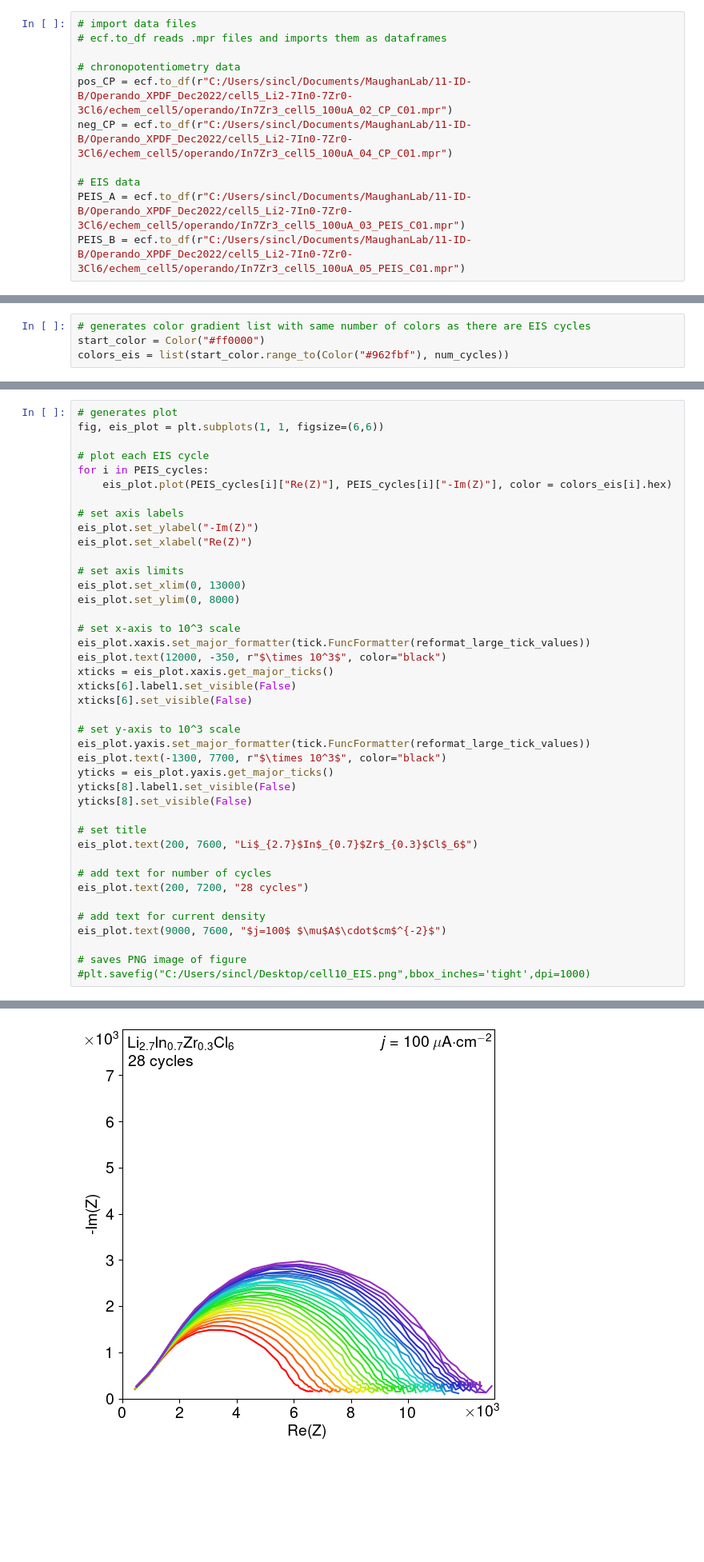
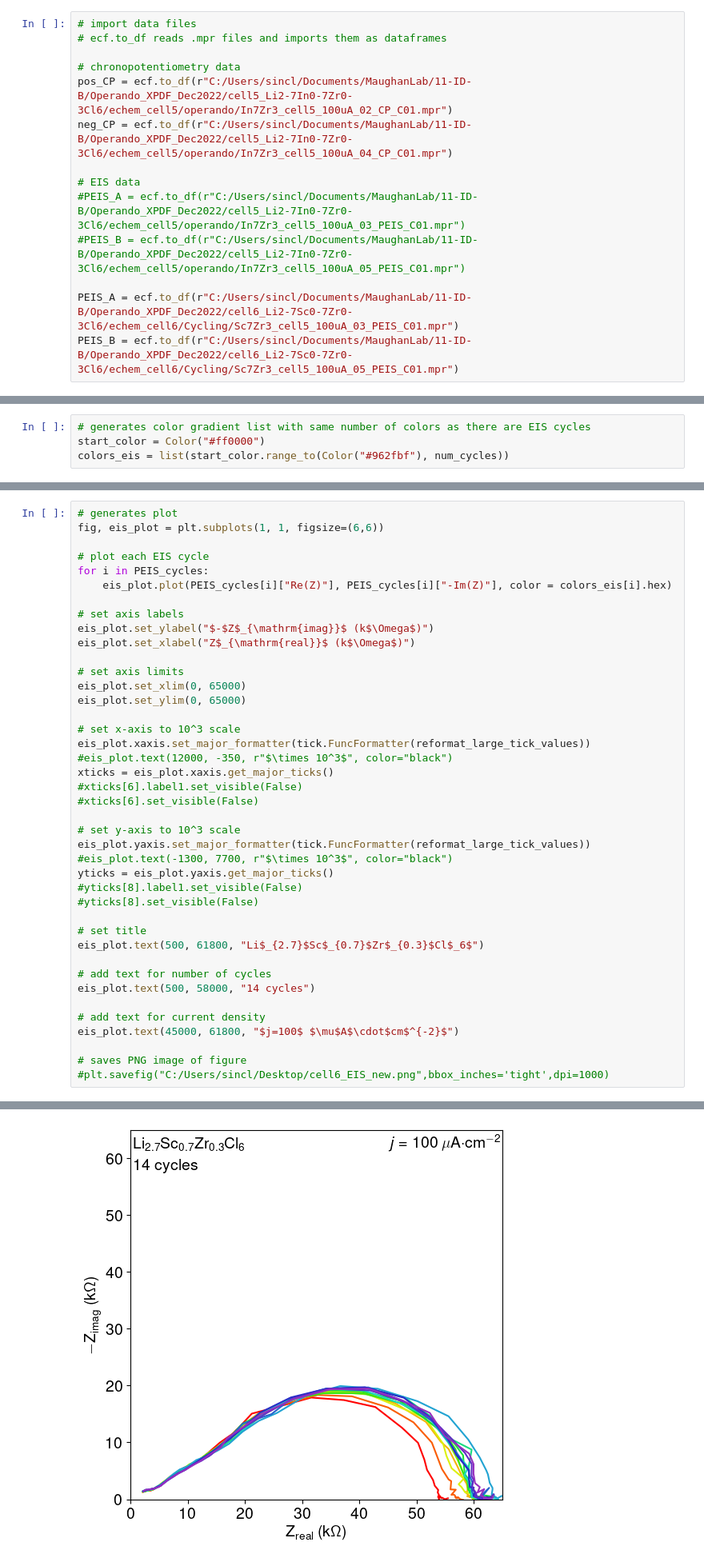
Before and after one commit to sinclaircombs/figures, a Jupyter notebook: Echem_Biologic_data.ipynb, the cells around one changed output, grey strips where cells are left out. Shown: that part at 80% size. Saved outputs shown, nothing was run; the diff lists cells and outputs as text; blank space fills up the shorter version.

```diff
--- a/Echem_Biologic_data.ipynb
+++ b/Echem_Biologic_data.ipynb
@@ -24,8 +24,11 @@ pos_CP = ecf.to_df(r"C:/Users/sincl/Documents/MaughanLab/11-ID-B/Operando_XPDF_D
 neg_CP = ecf.to_df(r"C:/Users/sincl/Documents/MaughanLab/11-ID-B/Operando_XPDF_Dec2022/cell5_Li2-7In0-7Zr0-3Cl6/echem_cell5/operando/In7Zr3_cell5_100uA_04_CP_C01.mpr")
 
 # EIS data
-PEIS_A = ecf.to_df(r"C:/Users/sincl/Documents/MaughanLab/11-ID-B/Operando_XPDF_Dec2022/cell5_Li2-7In0-7Zr0-3Cl6/echem_cell5/operando/In7Zr3_cell5_100uA_03_PEIS_C01.mpr")
-PEIS_B = ecf.to_df(r"C:/Users/sincl/Documents/MaughanLab/11-ID-B/Operando_XPDF_Dec2022/cell5_Li2-7In0-7Zr0-3Cl6/echem_cell5/operando/In7Zr3_cell5_100uA_05_PEIS_C01.mpr")
+#PEIS_A = ecf.to_df(r"C:/Users/sincl/Documents/MaughanLab/11-ID-B/Operando_XPDF_Dec2022/cell5_Li2-7In0-7Zr0-3Cl6/echem_cell5/operando/In7Zr3_cell5_100uA_03_PEIS_C01.mpr")
+#PEIS_B = ecf.to_df(r"C:/Users/sincl/Documents/MaughanLab/11-ID-B/Operando_XPDF_Dec2022/cell5_Li2-7In0-7Zr0-3Cl6/echem_cell5/operando/In7Zr3_cell5_100uA_05_PEIS_C01.mpr")
+
+PEIS_A = ecf.to_df(r"C:/Users/sincl/Documents/MaughanLab/11-ID-B/Operando_XPDF_Dec2022/cell6_Li2-7Sc0-7Zr0-3Cl6/echem_cell6/Cycling/Sc7Zr3_cell5_100uA_03_PEIS_C01.mpr")
+PEIS_B = ecf.to_df(r"C:/Users/sincl/Documents/MaughanLab/11-ID-B/Operando_XPDF_Dec2022/cell6_Li2-7Sc0-7Zr0-3Cl6/echem_cell6/Cycling/Sc7Zr3_cell5_100uA_05_PEIS_C01.mpr")
 # %%
 # Plotting chronopotentiometry
 # %%
@@ -170,36 +173,36 @@ for i in PEIS_cycles:
     eis_plot.plot(PEIS_cycles[i]["Re(Z)"], PEIS_cycles[i]["-Im(Z)"], color = colors_eis[i].hex)
 
 # set axis labels
-eis_plot.set_ylabel("-Im(Z)")
-eis_plot.set_xlabel("Re(Z)")
+eis_plot.set_ylabel("$-$Z$_{\mathrm{imag}}$ (k$\Omega$)")
+eis_plot.set_xlabel("Z$_{\mathrm{real}}$ (k$\Omega$)")
 
 # set axis limits
-eis_plot.set_xlim(0, 13000)
-eis_plot.set_ylim(0, 8000)
+eis_plot.set_xlim(0, 65000)
+eis_plot.set_ylim(0, 65000)
 
 # set x-axis to 10^3 scale
 eis_plot.xaxis.set_major_formatter(tick.FuncFormatter(reformat_large_tick_values))
-eis_plot.text(12000, -350, r"$\times 10^3$", color="black")
+#eis_plot.text(12000, -350, r"$\times 10^3$", color="black")
 xticks = eis_plot.xaxis.get_major_ticks()
-xticks[6].label1.set_visible(False)
-xticks[6].set_visible(False)
+#xticks[6].label1.set_visible(False)
+#xticks[6].set_visible(False)
 
 # set y-axis to 10^3 scale
 eis_plot.yaxis.set_major_formatter(tick.FuncFormatter(reformat_large_tick_values))
-eis_plot.text(-1300, 7700, r"$\times 10^3$", color="black")
+#eis_plot.text(-1300, 7700, r"$\times 10^3$", color="black")
 yticks = eis_plot.yaxis.get_major_ticks()
-yticks[8].label1.set_visible(False)
-yticks[8].set_visible(False)
+#yticks[8].label1.set_visible(False)
+#yticks[8].set_visible(False)
 
 # set title
-eis_plot.text(200, 7600, "Li$_{2.7}$In$_{0.7}$Zr$_{0.3}$Cl$_6$")
+eis_plot.text(500, 61800, "Li$_{2.7}$Sc$_{0.7}$Zr$_{0.3}$Cl$_6$")
 
 # add text for number of cycles
-eis_plot.text(200, 7200, "28 cycles")
+eis_plot.text(500, 58000, "14 cycles")
 
 # add text for current density
-eis_plot.text(9000, 7600, "$j=100$ $\mu$A$\cdot$cm$^{-2}$")
+eis_plot.text(45000, 61800, "$j=100$ $\mu$A$\cdot$cm$^{-2}$")
 
 # saves PNG image of figure
-#plt.savefig("C:/Users/sincl/Desktop/cell10_EIS.png",bbox_inches='tight',dpi=1000)
+#plt.savefig("C:/Users/sincl/Desktop/cell6_EIS_new.png",bbox_inches='tight',dpi=1000)
 # %% [output]
@@ -207 +209 @@ Text(9000, 7600, '$j=100$ $\\mu$A$\\cdot$cm$^{-2}$')
-[figure, old version]
+[figure, new version]
```
Also changed, not shown: parts of 3 cells of this notebook.
